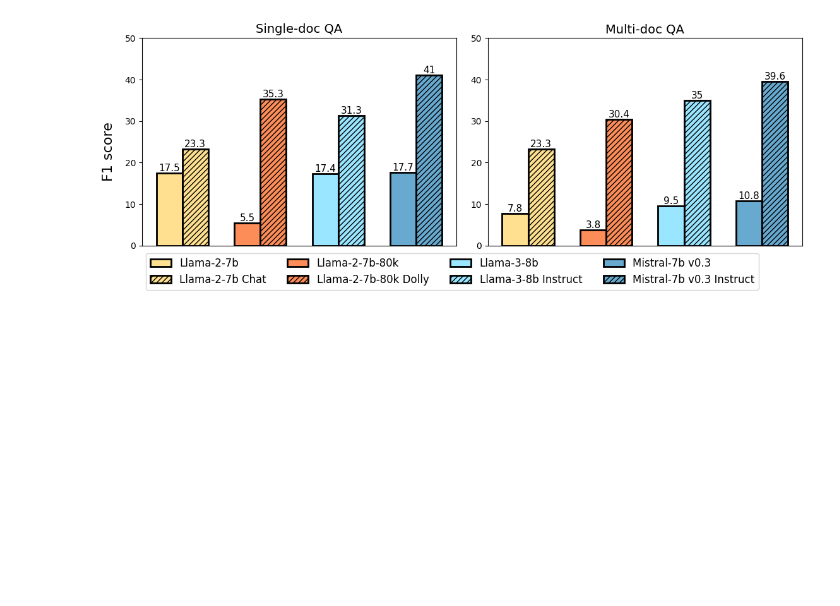
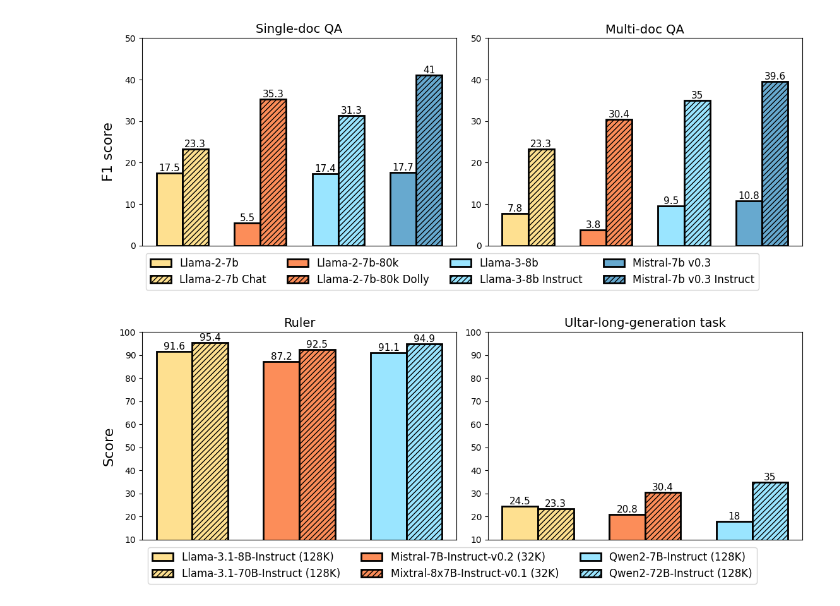
Before and after one commit to mozhu621/LongGenBench, a Jupyter notebook: Draw/paper.ipynb, the cells around one changed output. Cells and saved outputs as stored; diff of their text form; code cells hidden in the pictures; blank space fills up the shorter version.

```diff
--- a/Draw/paper.ipynb
+++ b/Draw/paper.ipynb
@@ -95,3 +95,62 @@ f.supylabel('F1 score', fontsize=16)
 f.savefig('instruct_2.pdf', bbox_inches='tight')
 # %% [output]
 [figure]
+# %%
+import numpy as np
+import matplotlib.pyplot as plt
+import matplotlib.ticker as ticker
+color_1 = '#fee090'
+color_2 = '#fc8d59'
+color_3 = '#9ae5ff'
+color_4 = '#67a9cf'
+
+x = np.arange(1)
+bar_width = 0.2
+
+# Adjusted data to remove the last two bars from each set
+f, axs = plt.subplots(1, 2)
+ax1, ax2 = axs[0], axs[1]
+
+# First subplot
+ax1.bar(x, [91.6], bar_width, color=color_1, edgecolor='black', linewidth=2, label='full ft.')
+ax1.bar(x + bar_width, [95.4], bar_width, color=color_1, hatch='////', edgecolor='black', linewidth=2, label='c')
+ax1.bar(x + bar_width*3, [87.2], bar_width, color=color_2, edgecolor='black', linewidth=2, label='c')
+ax1.bar(x + bar_width*4, [92.5], bar_width, color=color_2, hatch='////', edgecolor='black', linewidth=2, label='c')
+ax1.bar(x + bar_width*6, [91.1], bar_width, color=color_3, edgecolor='black', linewidth=2)
+ax1.bar(x + bar_width*7, [94.9], bar_width, color=color_3, edgecolor='black', linewidth=2, hatch='////')
+
+for container in ax1.containers:
+    ax1.bar_label(container, label_type='edge', size=11)
+
+ax1.set_title('Ruler', fontdict={'size':14})
+ax1.set_xticks([])
+ax1.set_ylim([10, 100])
+
+# Second subplot
+ax2.bar(x, [24.5], bar_width, color=color_1, edgecolor='black', linewidth=2, label='Llama-3.1-8B-Instruct (128K)')
+ax2.bar(x + bar_width, [23.3], bar_width, color=color_1, edgecolor='black', hatch='////', linewidth=2, label='Llama-3.1-70B-Instruct (128K)')
+ax2.bar(x + bar_width*3, [20.8], bar_width, color=color_2, edgecolor='black', linewidth=2, label='Mistral-7B-Instruct-v0.2 (32K)')
+ax2.bar(x + bar_width*4, [30.4], bar_width, color=color_2, edgecolor='black', linewidth=2, hatch='////', label='Mixtral-8x7B-Instruct-v0.1 (32K)')
+ax2.bar(x + bar_width*6, [18.0], bar_width, color=color_3, edgecolor='black', linewidth=2, label='Qwen2-7B-Instruct (128K)')
+ax2.bar(x + bar_width*7, [35.0], bar_width, color=color_3, edgecolor='black', linewidth=2, hatch='////', label='Qwen2-72B-Instruct (128K)')
+
+for container in ax2.containers:
+    ax2.bar_label(container, label_type='edge', size=11)
+
+ax2.set_title('Ultar-long-generation task', fontdict={'size':14})
+ax2.set_xticks([])
+ax2.set_ylim(10, 100)
+
+# Legend and layout adjustments
+handles, labels = ax2.get_legend_handles_labels()
+f.legend(handles, labels, loc='lower center', ncol=3, fontsize=12)
+f.set_figheight(4.5)
+f.set_figwidth(12.6)
+f.subplots_adjust(left=0.07, bottom=0.17, right=0.9, top=0.9, wspace=0.1, hspace=0.1)
+
+
+f.supylabel('Score', fontsize=16)
+
+f.savefig('instruct_2.pdf', bbox_inches='tight')
+# %% [output]
+[figure, added]
```
Also changed, not shown: 9 other files.
